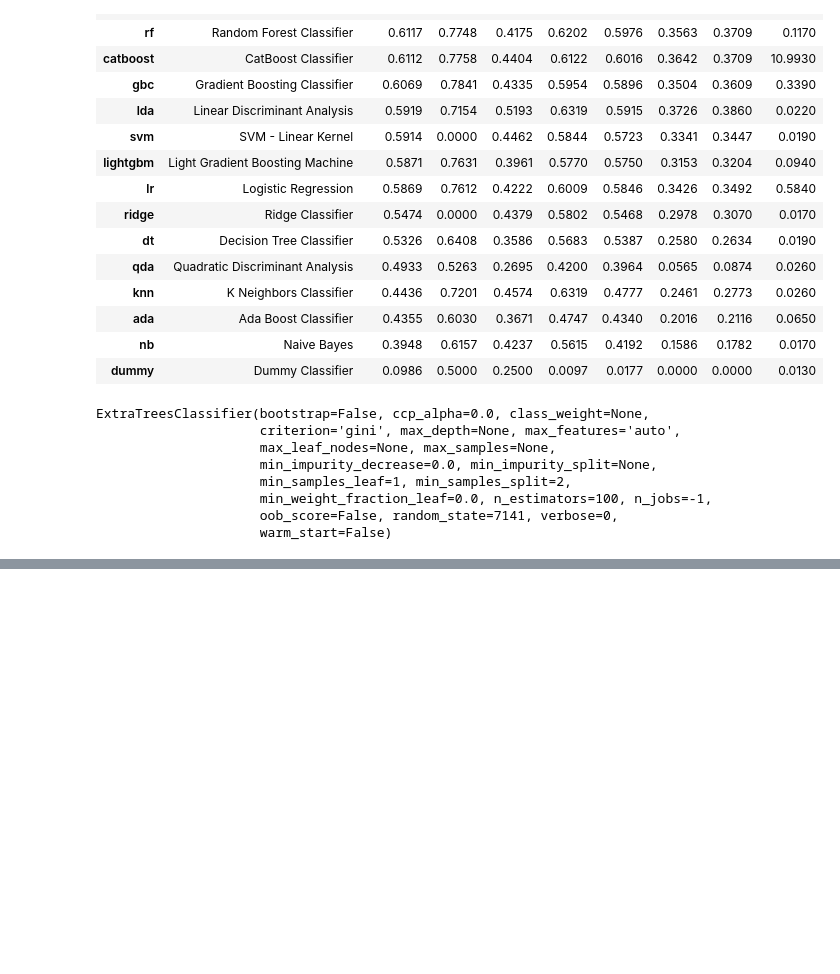
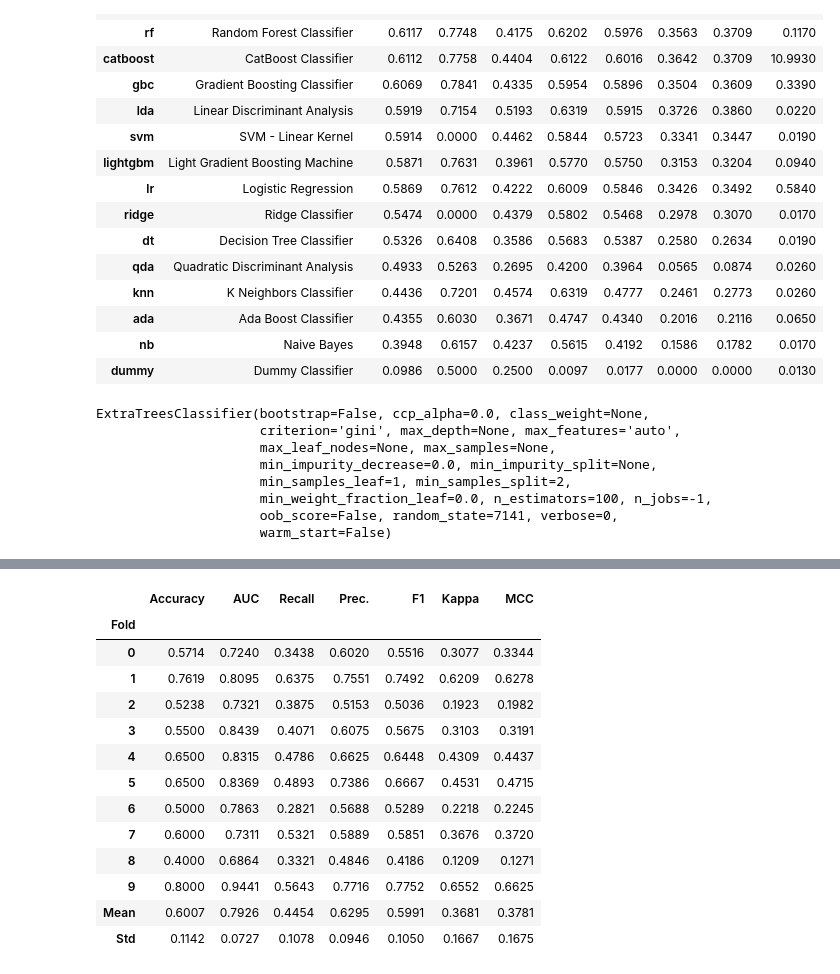
Before and after one commit to imraghavagr/mental-health, a Jupyter notebook: notebooks/02-ra-dataModelling.ipynb, the cells around one changed output, grey strips where cells are left out. Saved outputs shown, nothing was run; the diff lists cells and outputs as text; code cells hidden in the pictures; blank space fills up the shorter version.

```diff
--- a/notebooks/02-ra-dataModelling.ipynb
+++ b/notebooks/02-ra-dataModelling.ipynb
@@ -1040,0 +1058,17 @@ ExtraTreesClassifier(bootstrap=False, ccp_alpha=0.0, class_weight=None,
+# %%
+tuned_et3 = tune_model(et3)
+# %% [output]
+|  | Accuracy | AUC | Recall | Prec. | F1 | Kappa | MCC |
+| Fold |  |  |  |  |  |  |  |
+| 0 | 0.5714 | 0.7240 | 0.3438 | 0.6020 | 0.5516 | 0.3077 | 0.3344 |
+| 1 | 0.7619 | 0.8095 | 0.6375 | 0.7551 | 0.7492 | 0.6209 | 0.6278 |
+| 2 | 0.5238 | 0.7321 | 0.3875 | 0.5153 | 0.5036 | 0.1923 | 0.1982 |
+| 3 | 0.5500 | 0.8439 | 0.4071 | 0.6075 | 0.5675 | 0.3103 | 0.3191 |
+| 4 | 0.6500 | 0.8315 | 0.4786 | 0.6625 | 0.6448 | 0.4309 | 0.4437 |
+| 5 | 0.6500 | 0.8369 | 0.4893 | 0.7386 | 0.6667 | 0.4531 | 0.4715 |
+| 6 | 0.5000 | 0.7863 | 0.2821 | 0.5688 | 0.5289 | 0.2218 | 0.2245 |
+| 7 | 0.6000 | 0.7311 | 0.5321 | 0.5889 | 0.5851 | 0.3676 | 0.3720 |
+| 8 | 0.4000 | 0.6864 | 0.3321 | 0.4846 | 0.4186 | 0.1209 | 0.1271 |
+| 9 | 0.8000 | 0.9441 | 0.5643 | 0.7716 | 0.7752 | 0.6552 | 0.6625 |
+| Mean | 0.6007 | 0.7926 | 0.4454 | 0.6295 | 0.5991 | 0.3681 | 0.3781 |
+| Std | 0.1142 | 0.0727 | 0.1078 | 0.0946 | 0.1050 | 0.1667 | 0.1675 |
```
Also changed, not shown: parts of 1 cell of this notebook.
